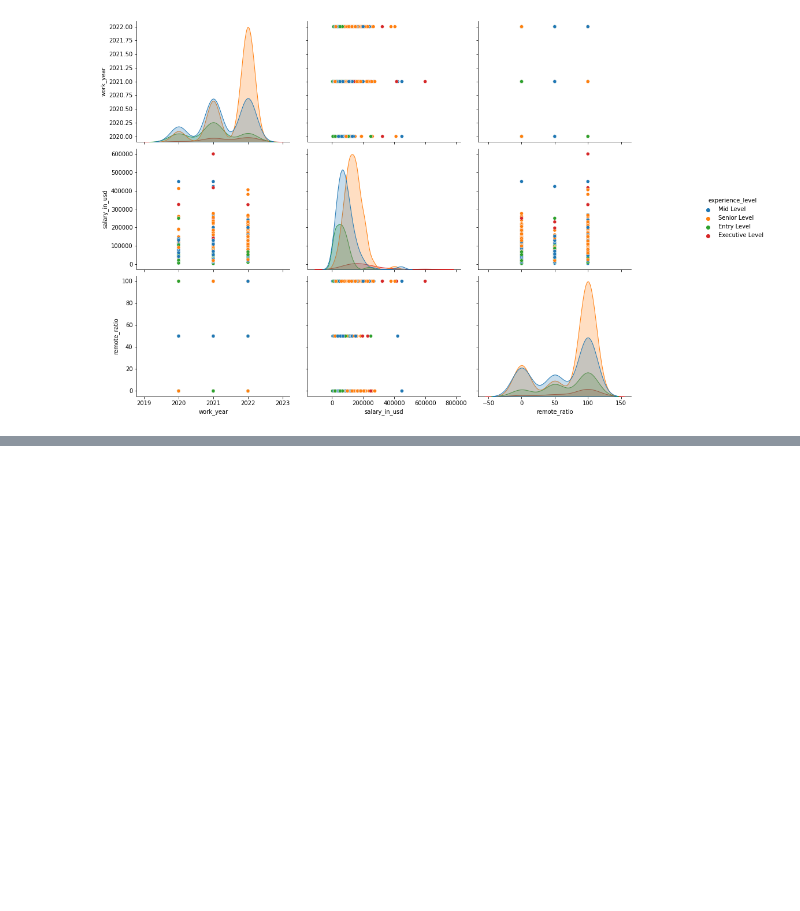
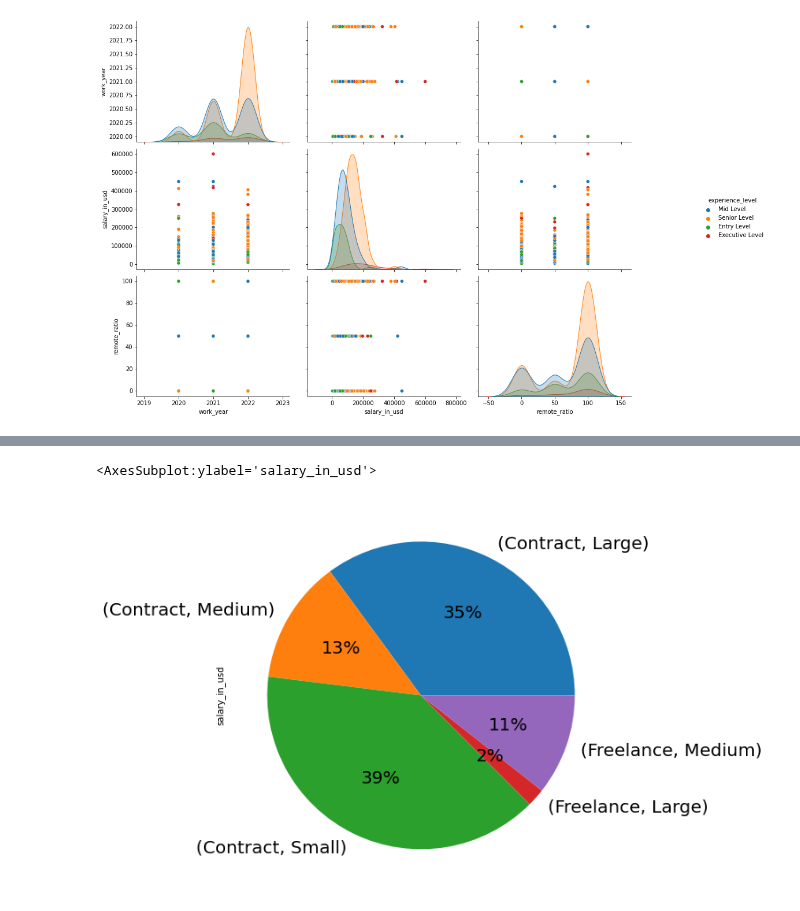
Before and after one commit to manuelinfosec/eda-analysis-of-data-science-job-salaries, a Jupyter notebook: main.ipynb, the cells around one changed output, grey strips where cells are left out. Cells and saved outputs as stored; diff of their text form; code cells hidden in the pictures; blank space fills up the shorter version.

```diff
--- a/main.ipynb
+++ b/main.ipynb
@@ -518,0 +556,11 @@ fig
+# %%
+(data.groupby(["employment_type", "company_size"])["salary_in_usd"]
+                        .sum().head(5)
+                            .plot(kind='pie',
+                                y='salary_in_usd',
+                                figsize=(10,8),
+                                fontsize=20, autopct='%1.0f%%')
+                    )
+# %% [output]
+<AxesSubplot:ylabel='salary_in_usd'>
+[figure, added]
```
Also changed, not shown: parts of 11 cells of this notebook.
